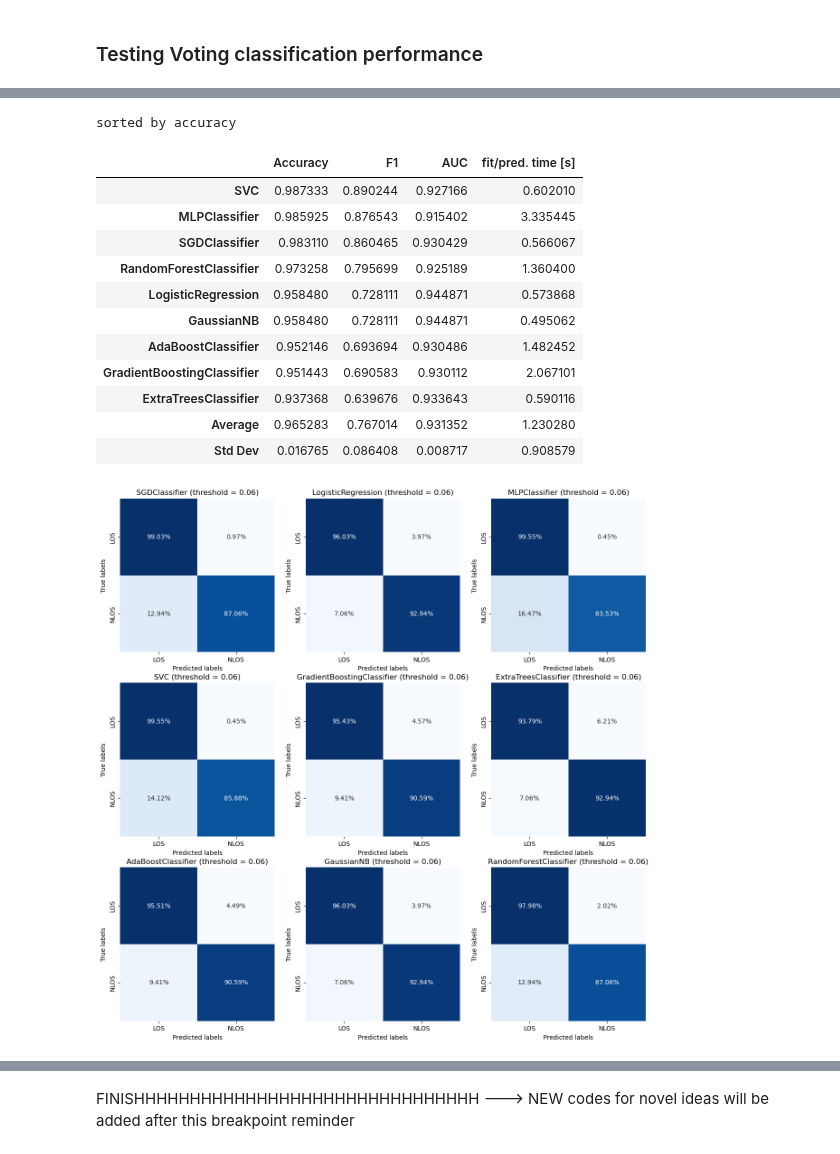
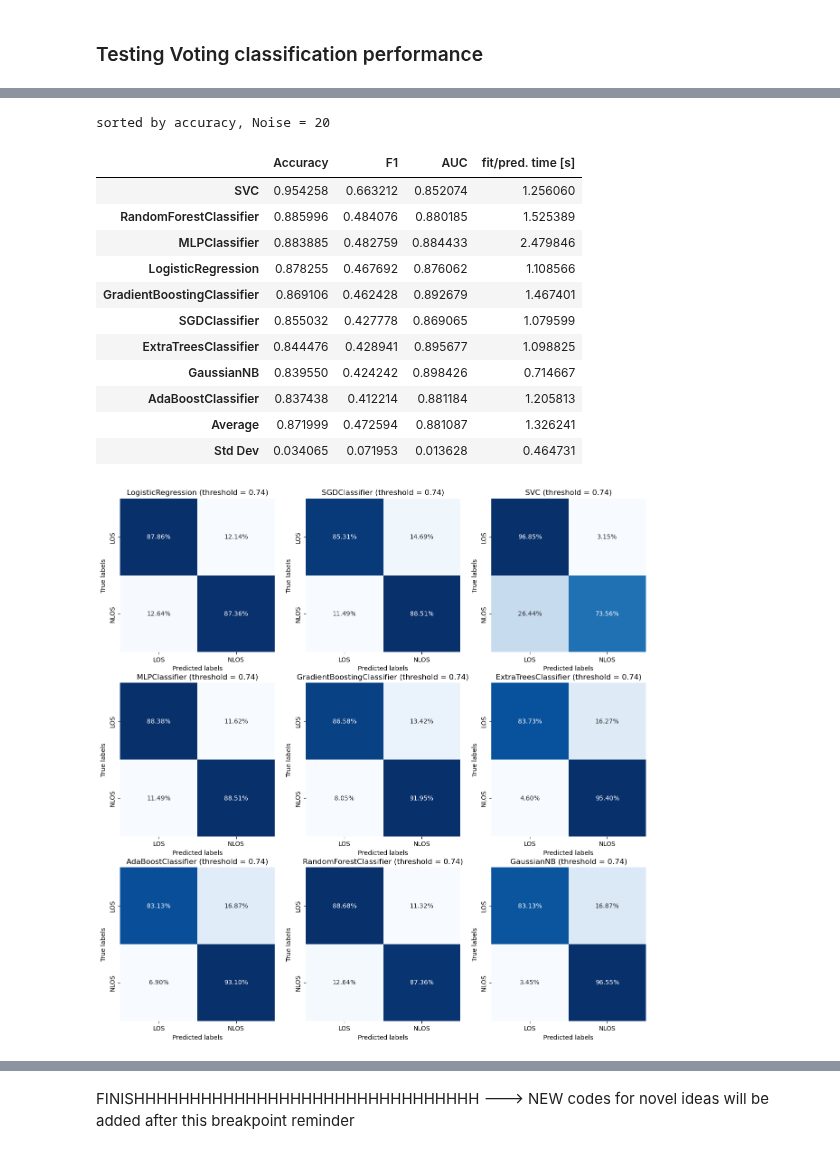
Before and after one commit to hamedtea/thesis, a Jupyter notebook: Feature_based_ML_model.ipynb, the cells around one changed output, grey strips where cells are left out. Cells and saved outputs as stored; diff of their text form; code cells hidden in the pictures.

Commit message:
inv. SNR and # symb param

```diff
--- a/Feature_based_ML_model.ipynb
+++ b/Feature_based_ML_model.ipynb
@@ -8,14 +8,13 @@ import seaborn as sns
 ## Reading Features
 # %%
 #PRS = np.load('PRS.npy')
-FE = np.load('FE_SNR_10.npy')
-FE = np.squeeze(FE) # FE is mbuild as a list, squeeze to reduce the first dimention of 1
-labels = np.load('LOS.npy')
+FE_SNR = np.load('FE_SNR.npy')
+labels = np.load('labels.npy')
 #cor = np.load('cor.npy')
 #RX = np.load('RX_time.npy')
 #RX = np.stack((np.abs(RX), np.angle(RX)), axis = -2)
 #print(f'RX shape = {RX.shape}\ncorrelation shape = {cor.shape}\nstatistical feature shape = {FE.shape},\nLOS = {np.unique(labels, return_counts=True)}')
-
+FE = FE_SNR[2] #train the model with the highest noise value
 print(f'statistical feature shape = {FE.shape},\nLOS/NLOS labels = {np.unique(labels, return_counts=True)}')
 unique_labels, counts = np.unique(labels, return_counts=True)
 class_names = ['LOS', 'NLOS']
@@ -29,5 +28,7 @@ plt.title('Distribution of Labels')
 plt.xticks(unique_labels, class_names)  # Replace with your actual label names
 ax.bar_label(bars, label_type='edge')
 plt.show()
+
+SNRdB = [0, 5, 10, 15, 20]
 # %% [output]
 statistical feature shape = (7102, 5, 6),
@@ -241,8 +242,8 @@ param_sets = search.cv_results_['params']
 # Find the indices that would sort the scores in descending order
 sorted_indices = np.argsort(scores)
 #Get the 5 best parameter sets and their corresponding scores
-best_param_sets = [param_sets[i] for i in sorted_indices[:50]]
-best_scores = [scores[i] for i in sorted_indices[:50]]
+best_param_sets = [param_sets[i] for i in sorted_indices[:60]]
+best_scores = [scores[i] for i in sorted_indices[:60]]
 # Print the best parameter sets and scores
 for i, (params, score) in enumerate(zip(best_param_sets, best_scores)):
     print(f"Rank {i + 1}: Parameters: {params}, Rank (based on AUC test): {score:.0f}")
@@ -305,7 +306,7 @@ estimator_params = {
     'LogisticRegression': {
         'estimator__class_weight' : [None, 'balanced', {0: 1, 1: 2}, {0: 0.5, 1: 1}],
         'estimator__C': [0.001, 0.01, 0.1, 1.0, 10.0, 100.0],
-        'estimator__max_iter':[200] #increase number of iteration to converge
+        'estimator__max_iter':[500] #increase number of iteration to converge
         #'estimator__solver': ['lbfgs', 'liblinear'],
         #'estimator__max_iter': [100, 200, 500, 1000],
     },
@@ -315,6 +316,7 @@ estimator_params = {
         # e.g. log_loss == logistic regression
         # modified_huber is a probabilistic estimator with tolerance to outliers
         'estimator__alpha': [0.001, 0.01, 0.1, 0.2],
+        'estimator__max_iter':[2000] #increase number of iteration to converge
         #'estimator__class_weight' : [None, 'balanced', {0: 1, 1: 2}, {0: 0.5, 1: 1}],
         #'estimator__max_iter': [int(np.ceil(10**6 / X_train.shape[0]))],
         #'estimator__penalty': ['l2', 'l1', 'elasticnet'],
@@ -358,7 +360,7 @@ estimator_params = {
         'estimator__n_estimators': [50, 100, 200],
         #'estimator__max_depth': [None, 10, 20, 30],
         #'estimator__min_samples_split': [2, 5, 10],          # Minimum samples required to split a node
-        'estimator__min_samples_leaf': [2, 4, 8],            # Minimum samples required at each leaf node
+        #'estimator__min_samples_leaf': [2, 4, 8],            # Minimum samples required at each leaf node
         #'estimator__max_features': [None, 'sqrt', 'log2'],  # Number of features to consider for the best split
         #'estimator__criterion': ['gini', 'entropy'],
         },
@@ -704,44 +706,44 @@ for idx, pipeline in enumerate(top_pipelines):
     stacking_performance['F1'] += [f1]
     stacking_performance['AUC'] += [auc]
     stacking_performance['fit/pred. time [s]'] += [end_time - start_time]
 
     #f1 is a proper metrics when there is uneven class distribution
     #print(f"F-1 score of the {final_estimator.__class__.__name__} as a final classifier:", f1)
 
 
 
     cm = confusion_matrix(y_test, y_SC_pred, normalize = 'true')
 
     sns.heatmap(cm, annot=True,  cbar = False, cmap="Blues", fmt=".2%", xticklabels=class_names, yticklabels=class_names, ax = ax[row, col])
     ax[row, col].set_xlabel("Predicted labels")
     ax[row, col].set_ylabel("True labels")
     ax[row, col].set_title(f'{final_estimator.__class__.__name__} (threshold = {custom_threshold:.2f})')
 
 p_table = pd.DataFrame(stacking_performance)
 p_table.set_index(p_table.columns[0], inplace=True)
 p_table.index.name = None
 p_table = p_table.sort_values(by='Accuracy', ascending = False)
 
 avg_values = p_table.mean()
 # Add the average values as a new row
 p_table.loc['Average'] = avg_values
 std_values = p_table.std()
 # Add the standard deviation values as a new row
 p_table.loc['Std Dev'] = std_values
-p_table = p_table.style.set_caption('sorted by accuracy')
+p_table = p_table.style.set_caption(f'sorted by accuracy, Noise = {SNRdB[-1]}')
 p_table
 # %% [output]
-sorted by accuracy
+sorted by accuracy, Noise = 20
 |  | Accuracy | F1 | AUC | fit/pred. time [s] |
-| SVC | 0.987333 | 0.890244 | 0.927166 | 0.602010 |
-| MLPClassifier | 0.985925 | 0.876543 | 0.915402 | 3.335445 |
-| SGDClassifier | 0.983110 | 0.860465 | 0.930429 | 0.566067 |
-| RandomForestClassifier | 0.973258 | 0.795699 | 0.925189 | 1.360400 |
-| LogisticRegression | 0.958480 | 0.728111 | 0.944871 | 0.573868 |
-| GaussianNB | 0.958480 | 0.728111 | 0.944871 | 0.495062 |
-| AdaBoostClassifier | 0.952146 | 0.693694 | 0.930486 | 1.482452 |
-| GradientBoostingClassifier | 0.951443 | 0.690583 | 0.930112 | 2.067101 |
-| ExtraTreesClassifier | 0.937368 | 0.639676 | 0.933643 | 0.590116 |
-| Average | 0.965283 | 0.767014 | 0.931352 | 1.230280 |
-| Std Dev | 0.016765 | 0.086408 | 0.008717 | 0.908579 |
+| SVC | 0.954258 | 0.663212 | 0.852074 | 1.256060 |
+| RandomForestClassifier | 0.885996 | 0.484076 | 0.880185 | 1.525389 |
+| MLPClassifier | 0.883885 | 0.482759 | 0.884433 | 2.479846 |
+| LogisticRegression | 0.878255 | 0.467692 | 0.876062 | 1.108566 |
+| GradientBoostingClassifier | 0.869106 | 0.462428 | 0.892679 | 1.467401 |
+| SGDClassifier | 0.855032 | 0.427778 | 0.869065 | 1.079599 |
+| ExtraTreesClassifier | 0.844476 | 0.428941 | 0.895677 | 1.098825 |
+| GaussianNB | 0.839550 | 0.424242 | 0.898426 | 0.714667 |
+| AdaBoostClassifier | 0.837438 | 0.412214 | 0.881184 | 1.205813 |
+| Average | 0.871999 | 0.472594 | 0.881087 | 1.326241 |
+| Std Dev | 0.034065 | 0.071953 | 0.013628 | 0.464731 |
-[figure, old version]
+[figure, new version]
```
Also changed, not shown: parts of 22 cells of this notebook, 3 other files.
